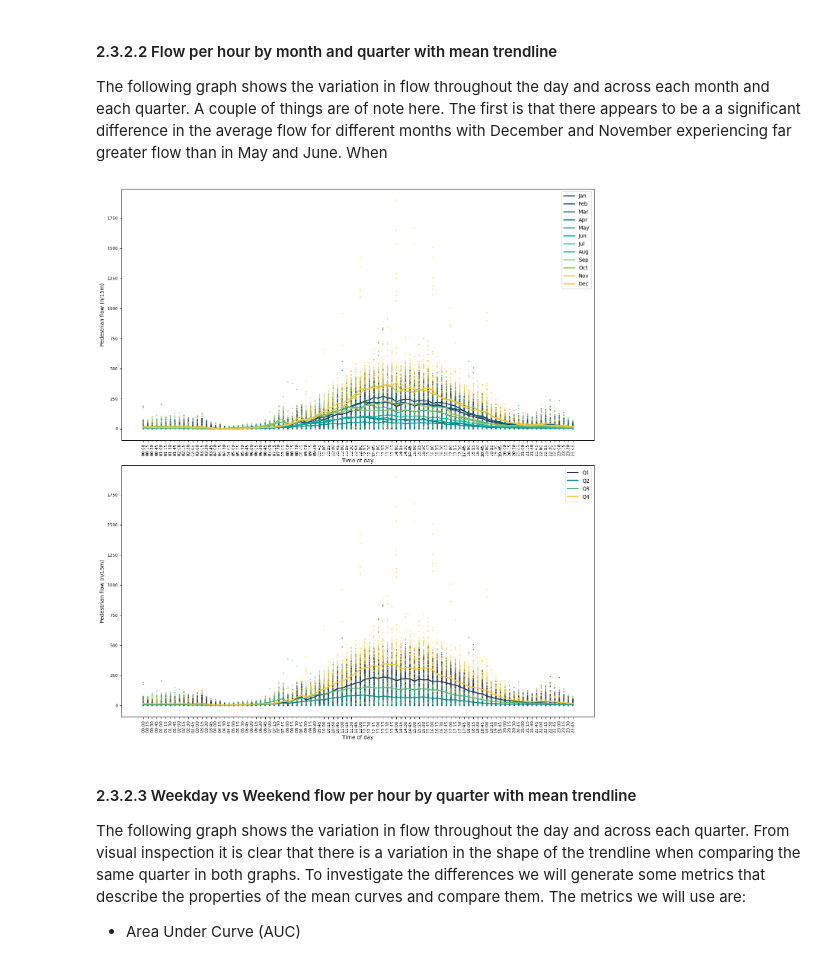
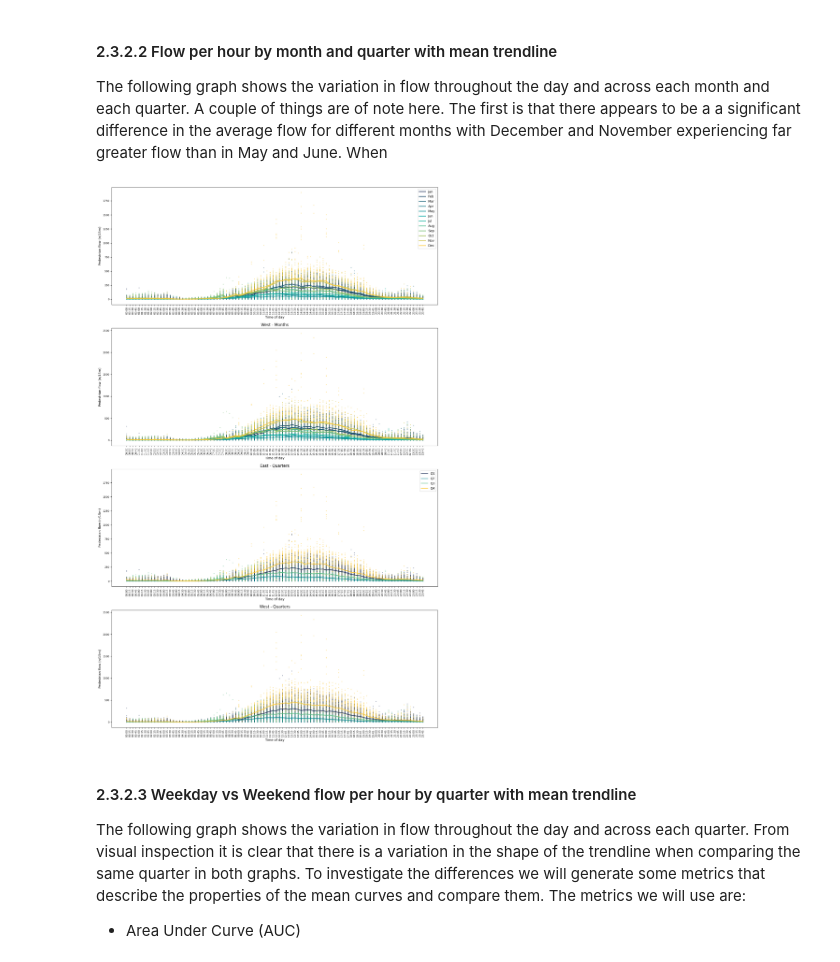
Before and after one commit to carrowmw/mres-project, a Jupyter notebook: analysis_files/2.3_Data_Exploration_Report.ipynb, the cells around one changed output. Drawn from its saved outputs; the diff is of its cells as text; code cells hidden in the pictures.

```diff
--- a/analysis_files/2.3_Data_Exploration_Report.ipynb
+++ b/analysis_files/2.3_Data_Exploration_Report.ipynb
@@ -145,59 +180,86 @@ plt.show()
 #### 2.3.2.2 Flow per hour by month and quarter with mean trendline
 The following graph shows the variation in flow throughout the day and across each month and each quarter. A couple of things are of note here. The first is that there appears to be a a significant difference in the average flow for different months with December and November experiencing far greater flow than in May and June. When
 # %%
-############### First figure
+############### Months
 
 # instantiate the color map and reverse it so it matches the legend order
 cmap = matplotlib.colors.ListedColormap([custom_colormap(i/11) for i in range(12)])
 
-monthly_interval_mean_df = east_df.groupby(['month', 'hour-minutes'])['value'].mean().reset_index()
+# For East
+east_monthly_interval_mean_df = east_df.groupby(['month', 'hour-minutes'])['value'].mean().reset_index()
 
-fig, ax = plt.subplots(2, 1, figsize=(16, 18))
-fig.subplots_adjust(hspace=0.1)
+# For West
+west_monthly_interval_mean_df = west_df.groupby(['month', 'hour-minutes'])['value'].mean().reset_index()
+
+fig, ax = plt.subplots(4, 1, figsize=(18, 30))
+fig.subplots_adjust(hspace=0.2)
 
 month_names = ['Jan', 'Feb', 'Mar', 'Apr', 'May', 'Jun', 'Jul', 'Aug', 'Sep', 'Oct', 'Nov', 'Dec']
 
 for month in range(1, 13):
-    month_data = monthly_interval_mean_df[monthly_interval_mean_df['month'] == month]
+    # For East
+    month_data = east_monthly_interval_mean_df[east_monthly_interval_mean_df['month'] == month]
     ax[0].plot(month_data['hour-minutes'].astype(str), month_data['value'], linewidth=2, label=f'{month_names[month - 1]}', color=cmap.colors[month - 1])
+    # For West
+    month_data = west_monthly_interval_mean_df[west_monthly_interval_mean_df['month'] == month]
+    ax[1].plot(month_data['hour-minutes'].astype(str), month_data['value'], linewidth=2, label=f'{month_names[month - 1]}', color=cmap.colors[month - 1])
 
 ax[0].legend()
 
 sc = ax[0].scatter(x=east_df['hour-minutes'].astype(str), y=east_df['value'], c=east_df['month'], cmap=cmap, alpha=0.5, s=2)
+sc = ax[1].scatter(x=west_df['hour-minutes'].astype(str), y=west_df['value'], c=west_df['month'], cmap=cmap, alpha=0.5, s=2)
 
 ax[0].tick_params(axis='x', rotation=90)
 ax[0].set_xlabel('Time of day')
 ax[0].set_ylabel('Pedestrian flow (n/15m)')
 ax[0].tick_params(labelsize=8)
+ax[1].set_title('East - Months')
+ax[1].tick_params(axis='x', rotation=90)
+ax[1].set_xlabel('Time of day')
+ax[1].set_ylabel('Pedestrian flow (n/15m)')
+ax[1].tick_params(labelsize=8)
+ax[1].set_title('West - Months')
 
-
-############### Second figure
+############### Quarters
 
 # instantiate the color map and reverse it so it matches the legend order
 cmap = matplotlib.colors.ListedColormap([custom_colormap(i/3) for i in range(4)])
 
-quarter_interval_mean_df = east_df.groupby(['quarter', 'hour-minutes'])['value'].mean().reset_index()
+# For East
+east_quarter_interval_mean_df = east_df.groupby(['quarter', 'hour-minutes'])['value'].mean().reset_index()
+# For West
+west_quarter_interval_mean_df = west_df.groupby(['quarter', 'hour-minutes'])['value'].mean().reset_index()
 
-sc = ax[1].scatter(x=east_df['hour-minutes'].astype(str), y=east_df['value'], c=east_df['quarter'], cmap=cmap, alpha=0.5, s=2)
+sc = ax[2].scatter(x=east_df['hour-minutes'].astype(str), y=east_df['value'], c=east_df['quarter'], cmap=cmap, alpha=0.5, s=2)
+sc = ax[3].scatter(x=west_df['hour-minutes'].astype(str), y=west_df['value'], c=west_df['quarter'], cmap=cmap, alpha=0.5, s=2)
 
 for quarter in range(1, 5):
-    quarter_data = quarter_interval_mean_df[quarter_interval_mean_df['quarter'] == quarter]
-    ax[1].plot(quarter_data['hour-minutes'].astype(str), quarter_data['value'], linewidth=2, label=f'Q{quarter}', color=cmap.colors[quarter - 1])
+    # For East
+    quarter_data = east_quarter_interval_mean_df[east_quarter_interval_mean_df['quarter'] == quarter]
+    ax[2].plot(quarter_data['hour-minutes'].astype(str), quarter_data['value'], linewidth=2, label=f'Q{quarter}', color=cmap.colors[quarter - 1])
+    # For West
+    quarter_data = west_quarter_interval_mean_df[west_quarter_interval_mean_df['quarter'] == quarter]
+    ax[3].plot(quarter_data['hour-minutes'].astype(str), quarter_data['value'], linewidth=2, label=f'Q{quarter}', color=cmap.colors[quarter - 1])
 
-ax[1].legend()
+ax[2].legend()
 
-ax[1].tick_params(axis='x', rotation=90)
-ax[1].set_xlabel('Time of day')
-ax[1].set_ylabel('Pedestrian flow (n/15m)')
-ax[1].tick_params(labelsize=8)
-
+ax[2].tick_params(axis='x', rotation=90)
+ax[2].set_xlabel('Time of day')
+ax[2].set_ylabel('Pedestrian flow (n/15m)')
+ax[2].tick_params(labelsize=8)
+ax[2].set_title('East - Quarters')
+ax[3].tick_params(axis='x', rotation=90)
+ax[3].set_xlabel('Time of day')
+ax[3].set_ylabel('Pedestrian flow (n/15m)')
+ax[3].tick_params(labelsize=8)
+ax[3].set_title('West - Quarters')
 
 ################ Save both figs
 
-plt.savefig(os.path.join(OUTPUT_FIGURES_PATH, 'Total Flow per 15 Min Period.svg'), bbox_inches='tight')
+plt.savefig(os.path.join(OUTPUT_FIGURES_PATH, 'East_and_West_total_Flow_per_15_Min_Period.svg'), bbox_inches='tight')
 plt.show()
 # %% [output]
-[figure, old version]
+[figure, new version]
 # %% [markdown]
 #### 2.3.2.3 Weekday vs Weekend flow per hour by quarter with mean trendline
 The following graph shows the variation in flow throughout the day and across each quarter. From visual inspection it is clear that there is a variation in the shape of the trendline when comparing the same quarter in both graphs. To investigate the differences we will generate some metrics that describe the properties of the mean curves and compare them. The metrics we will use are:
```
Also changed, not shown: parts of 26 cells of this notebook, 39 other files.
